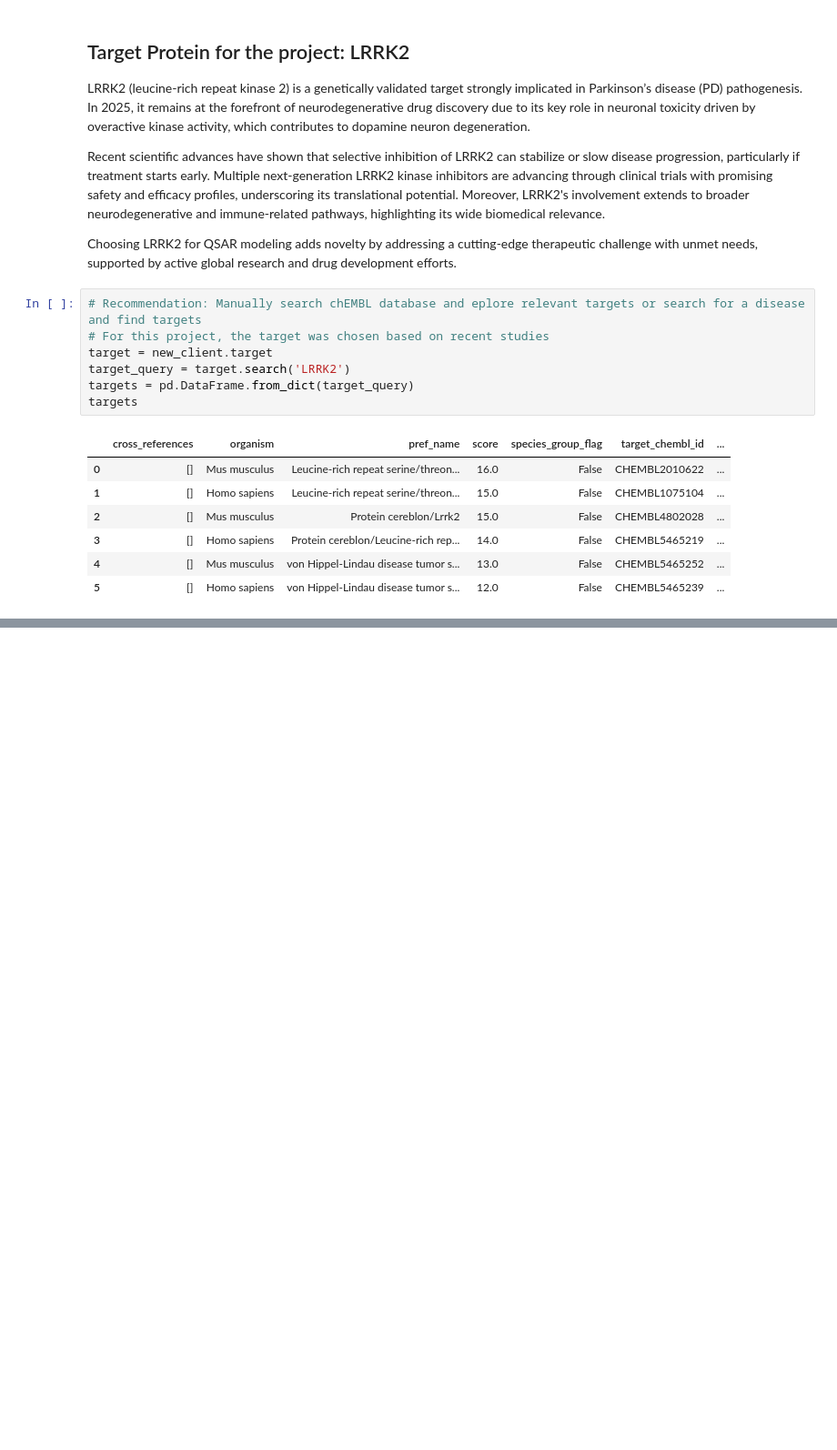
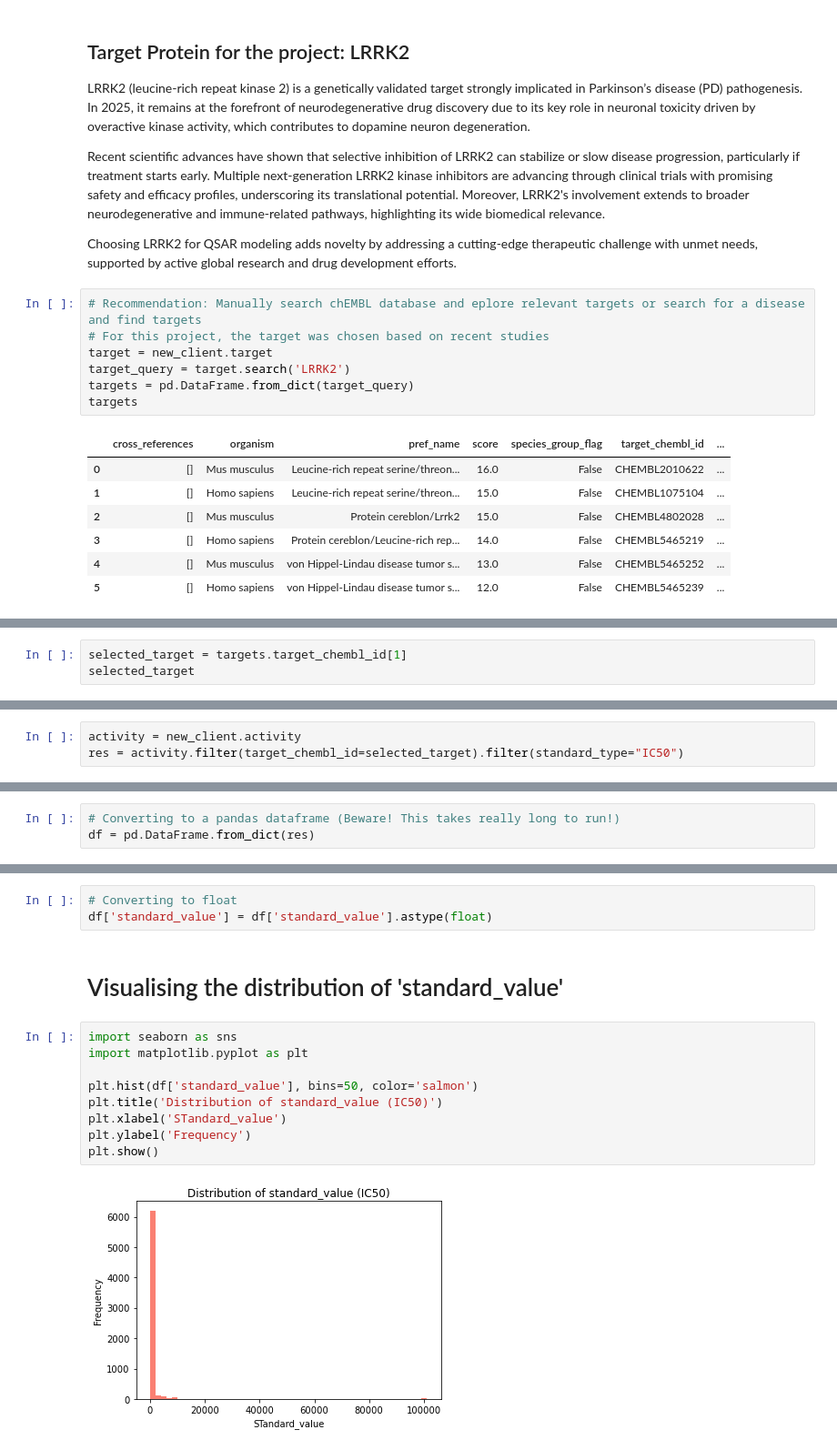
Before and after one commit to PSardar19/DrugDiscovery, a Jupyter notebook: scripts/1_download_data.ipynb, the cells around one changed output, grey strips where cells are left out. Shown at 91% size. Drawn from its saved outputs; the diff is of its cells as text; blank space fills up the shorter version.

Commit message:
Selecting target and downloading bioactivity data

```diff
--- a/scripts/1_download_data.ipynb
+++ b/scripts/1_download_data.ipynb
@@ -65,0 +92,3 @@ targets
+# %%
+selected_target = targets.target_chembl_id[1]
+selected_target
@@ -65,0 +110,3 @@ targets
+# %%
+activity = new_client.activity
+res = activity.filter(target_chembl_id=selected_target).filter(standard_type="IC50")
@@ -65,0 +118,3 @@ targets
+# %%
+# Converting to a pandas dataframe (Beware! This takes really long to run!)
+df = pd.DataFrame.from_dict(res)
@@ -65,0 +194,16 @@ targets
+# %%
+# Converting to float
+df['standard_value'] = df['standard_value'].astype(float)
+# %% [markdown]
+# Visualising the distribution of 'standard_value'
+# %%
+import seaborn as sns
+import matplotlib.pyplot as plt
+
+plt.hist(df['standard_value'], bins=50, color='salmon')
+plt.title('Distribution of standard_value (IC50)')
+plt.xlabel('STandard_value')
+plt.ylabel('Frequency')
+plt.show()
+# %% [output]
+[figure, added]
```
Also changed, not shown: parts of 14 cells of this notebook, 1 other file.
